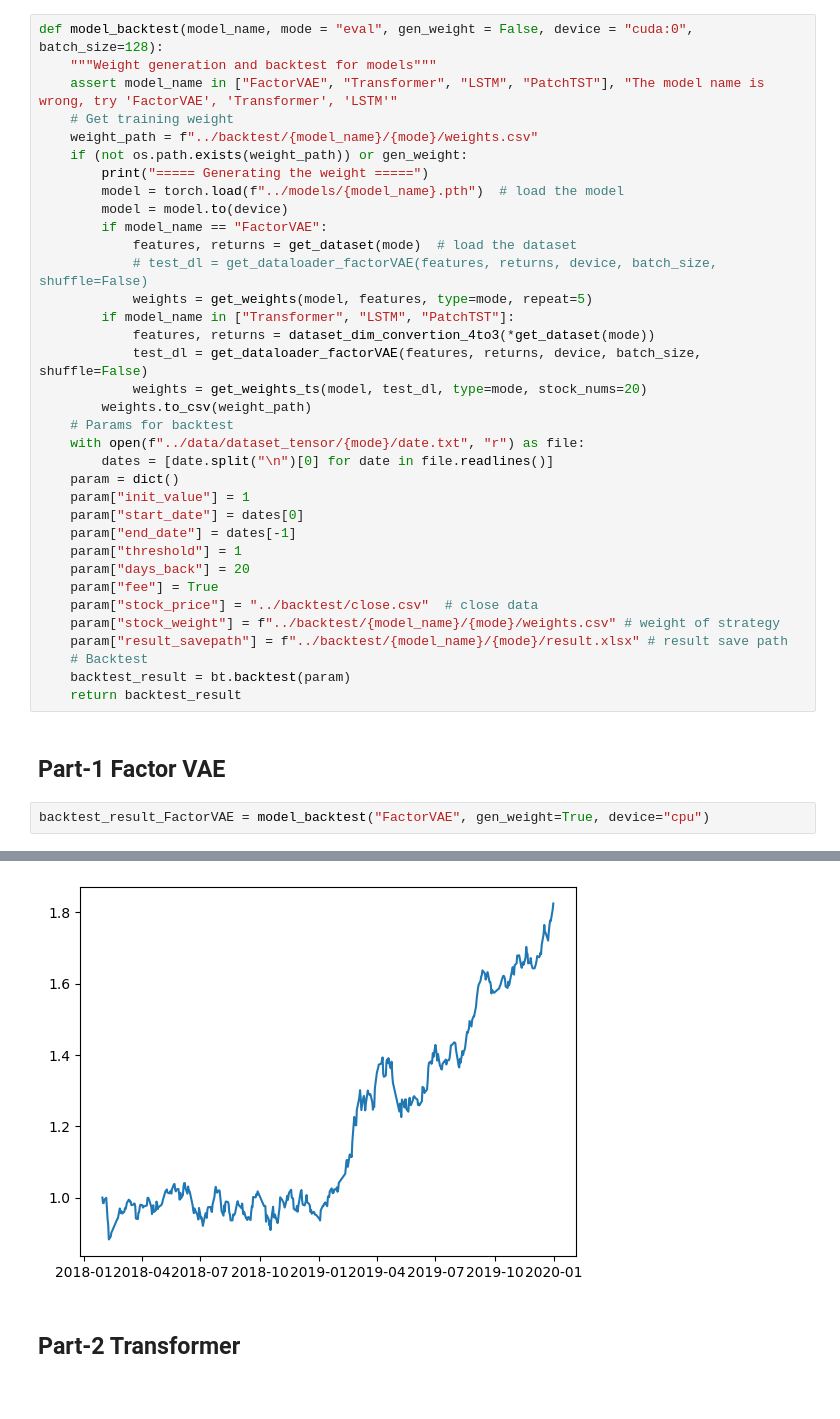
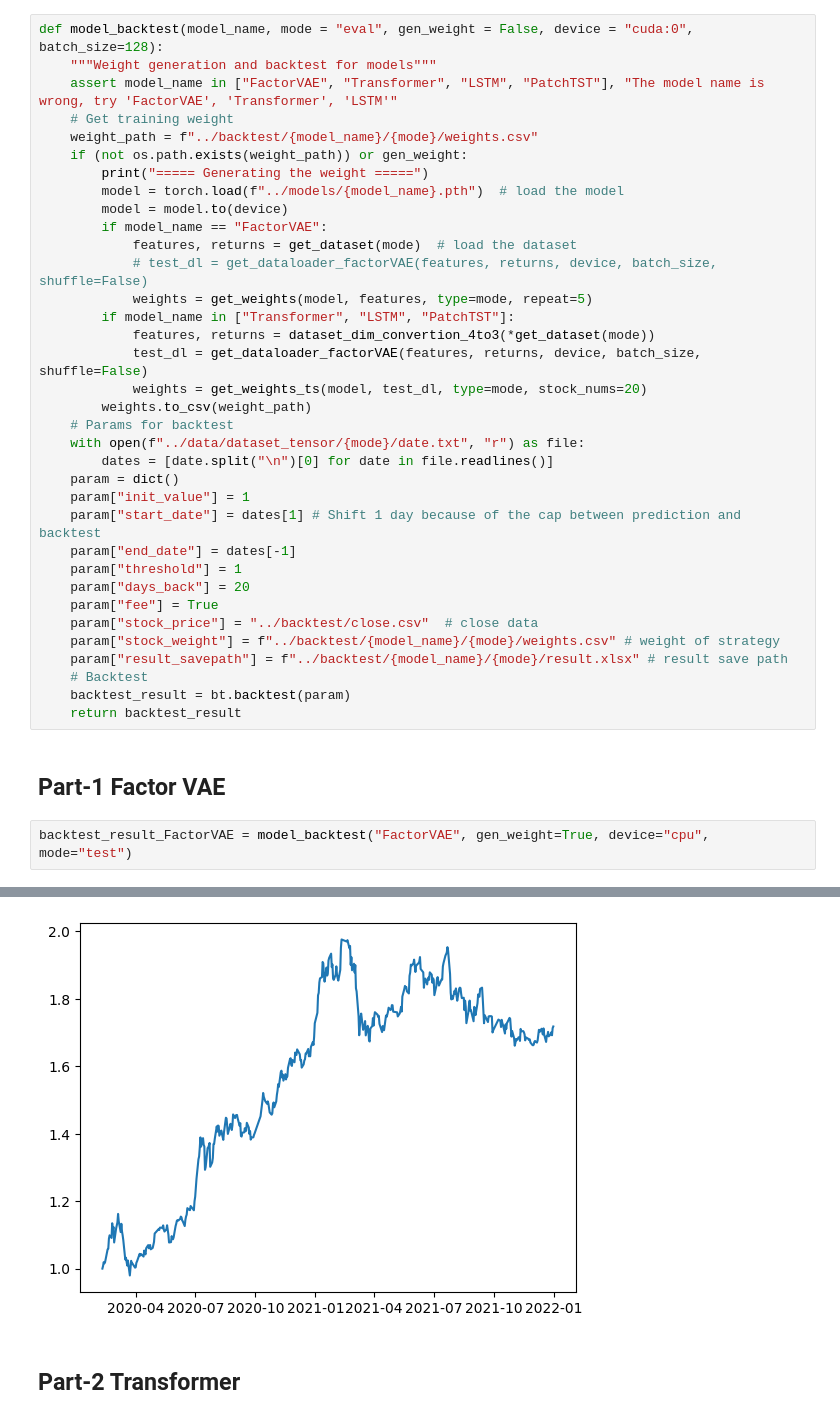
Before and after one commit to holiss4/Quantitative-Investment-Based-on-Transformer, a Jupyter notebook: src/model_backtest.ipynb, the cells around one changed output, grey strips where cells are left out. Cells and saved outputs as stored; diff of their text form.

```diff
--- a/src/model_backtest.ipynb
+++ b/src/model_backtest.ipynb
@@ -30,7 +30,7 @@ def model_backtest(model_name, mode = "eval", gen_weight = False, device = "cuda
         dates = [date.split("\n")[0] for date in file.readlines()]
     param = dict()
     param["init_value"] = 1
-    param["start_date"] = dates[0]
+    param["start_date"] = dates[1] # Shift 1 day because of the cap between prediction and backtest
     param["end_date"] = dates[-1]
     param["threshold"] = 1
     param["days_back"] = 20
@@ -44,6 +44,6 @@ def model_backtest(model_name, mode = "eval", gen_weight = False, device = "cuda
 # %% [markdown]
 ## Part-1 Factor VAE
 # %%
-backtest_result_FactorVAE = model_backtest("FactorVAE", gen_weight=True, device="cpu")
+backtest_result_FactorVAE = model_backtest("FactorVAE", gen_weight=True, device="cpu", mode="test")
 # %% [output]
 ===== Generating the weight =====
@@ -60,4 +61,4 @@ backtest from 2019-12-31 to 2019-12-31 has been done
-[figure, old version]
+[figure, new version]
 # %% [markdown]
 ## Part-2 Transformer
 # %%
```
Also changed, not shown: parts of 3 cells of this notebook, 12 other files.
